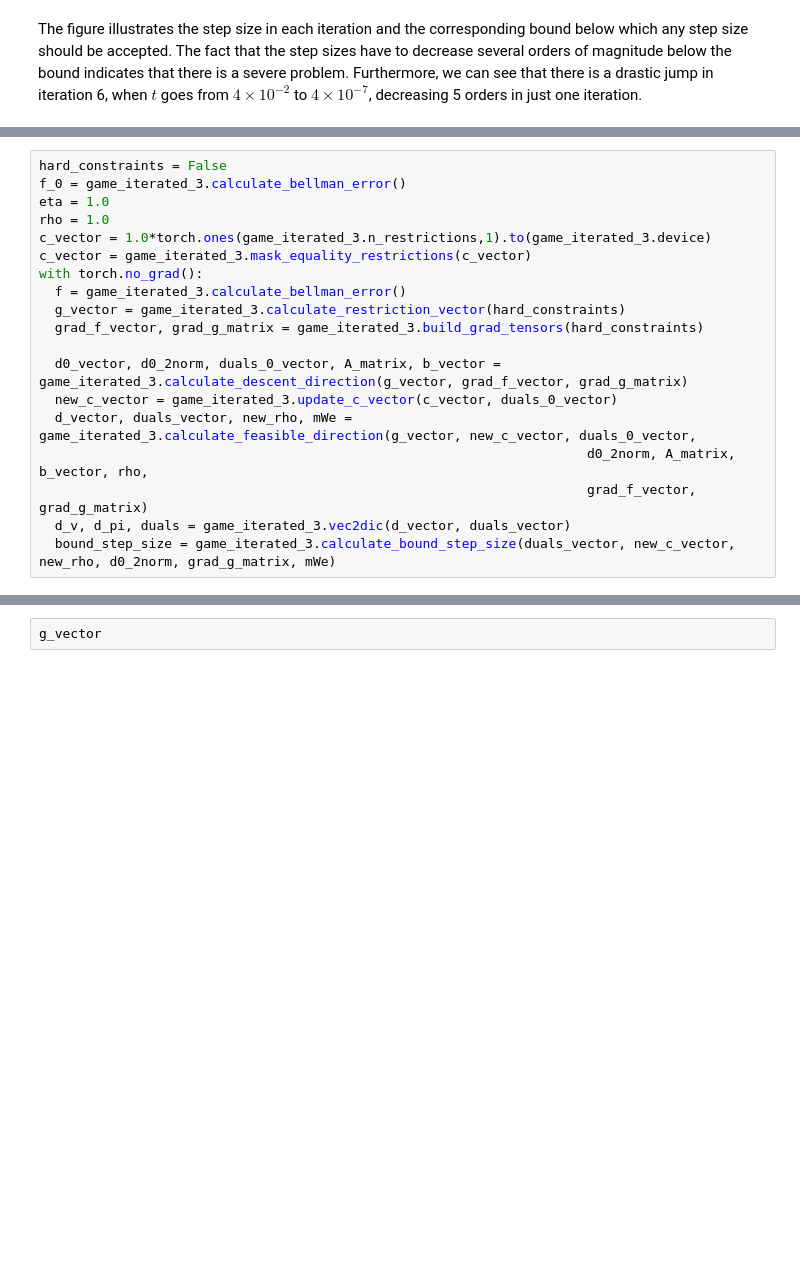
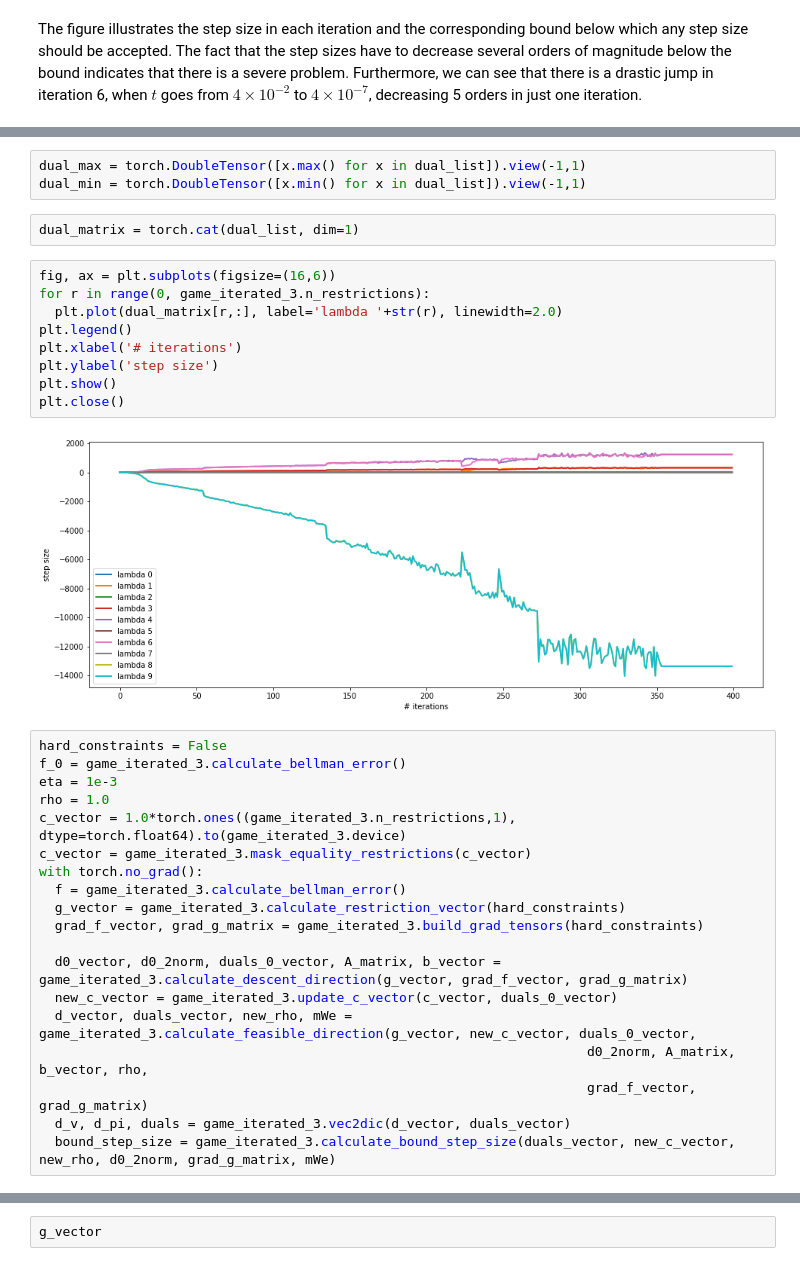
Before and after one commit to tarod13/Stochastic_Games, a Jupyter notebook: stochastic_games_herkovitz_v2.ipynb, the cells around one changed output, grey strips where cells are left out. Saved outputs shown, nothing was run; the diff lists cells and outputs as text; blank space fills up the shorter version.

```diff
--- a/stochastic_games_herkovitz_v2.ipynb
+++ b/stochastic_games_herkovitz_v2.ipynb
@@ -1464,9 +1502,25 @@ The figure illustrates the step size in each iteration and the corresponding bou
+# %%
+dual_max = torch.DoubleTensor([x.max() for x in dual_list]).view(-1,1)
+dual_min = torch.DoubleTensor([x.min() for x in dual_list]).view(-1,1)
+# %%
+dual_matrix = torch.cat(dual_list, dim=1)
+# %%
+fig, ax = plt.subplots(figsize=(16,6))
+for r in range(0, game_iterated_3.n_restrictions):
+  plt.plot(dual_matrix[r,:], label='lambda '+str(r), linewidth=2.0)
+plt.legend()
+plt.xlabel('# iterations')
+plt.ylabel('step size')
+plt.show()
+plt.close()
+# %% [output]
+[figure, added]
 # %%
 hard_constraints = False
 f_0 = game_iterated_3.calculate_bellman_error()
-eta = 1.0
+eta = 1e-3
 rho = 1.0
-c_vector = 1.0*torch.ones(game_iterated_3.n_restrictions,1).to(game_iterated_3.device)
+c_vector = 1.0*torch.ones((game_iterated_3.n_restrictions,1), dtype=torch.float64).to(game_iterated_3.device)
 c_vector = game_iterated_3.mask_equality_restrictions(c_vector)
 with torch.no_grad():
   f = game_iterated_3.calculate_bellman_error()
```
Also changed, not shown: parts of 33 cells of this notebook.
